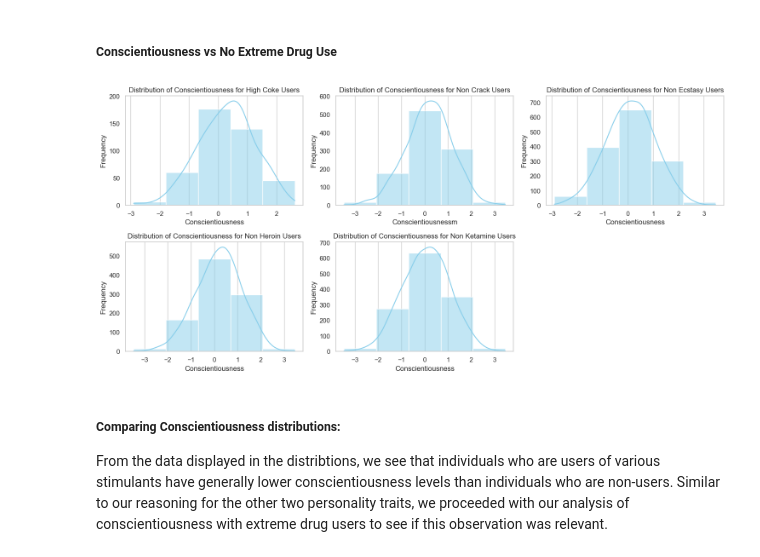
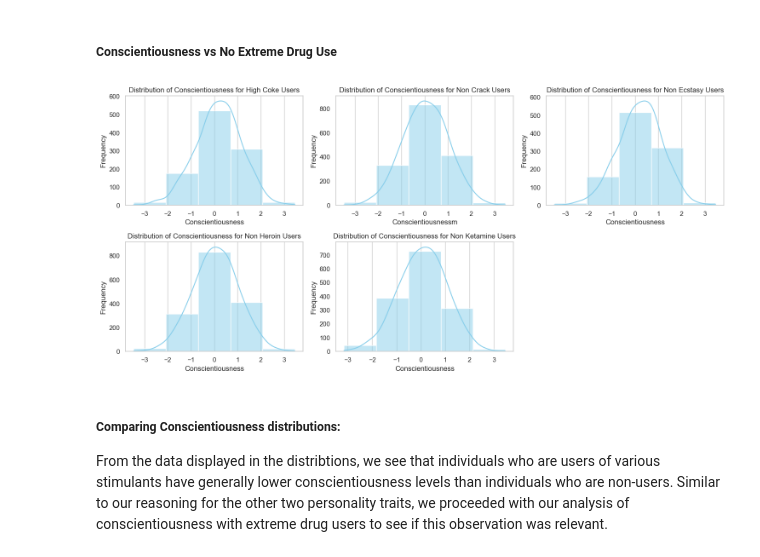
Before and after one commit to anna-nelson/Final-Project-INFO2950, a Jupyter notebook: Phase5.ipynb, the cells around one changed output. Cells and saved outputs as stored; diff of their text form; code cells hidden in the pictures.

```diff
--- a/Phase5.ipynb
+++ b/Phase5.ipynb
@@ -404,7 +408,7 @@ data_combined = pd.read_csv("numerical_targets.csv")
 #coke
 non_coke_users = data_combined[data_combined['coke'].isin([0])]
 plt.subplot(3, 3, 1)
-sns.histplot(non_nicotine_users['conscientiousness'], bins=5, kde=True,
+sns.histplot(non_coke_users['conscientiousness'], bins=5, kde=True,
              color='skyblue')
 plt.title("Distribution of Conscientiousness for High Coke Users")
 plt.xlabel("Conscientiousness")
@@ -414,7 +418,7 @@ plt.grid(axis='y')
 #crack
 non_crack_users = data_combined[data_combined['crack'].isin([0])]
 plt.subplot(3, 3, 2)
-sns.histplot(non_cocaine_users['conscientiousness'], bins=5, kde=True,
+sns.histplot(non_crack_users['conscientiousness'], bins=5, kde=True,
              color='skyblue')
 plt.title("Distribution of Conscientiousness for Non Crack Users")
 plt.xlabel("Conscientiousnessm")
@@ -424,37 +428,37 @@ plt.grid(axis='y')
 #ecstasy
 non_ecstasy_users = data_combined[data_combined['ecstasy'].isin([0])]
 plt.subplot(3, 3, 3)
-sns.histplot(non_methamphetime_users['conscientiousness'], bins=5,
+sns.histplot(non_ecstasy_users['conscientiousness'], bins=5,
              kde=True, color='skyblue')
 plt.title("Distribution of Conscientiousness for Non Ecstasy Users")
 plt.xlabel("Conscientiousness")
 plt.ylabel("Frequency")
 plt.grid(axis='y')
 
 #heroin
 non_heroin_users = data_combined[data_combined['heroin'].isin([0])]
 plt.subplot(3, 3, 4)
-sns.histplot(non_amphetimine_users['conscientiousness'], bins=5, kde=True,
+sns.histplot(non_heroin_users['conscientiousness'], bins=5, kde=True,
              color='skyblue')
 plt.title("Distribution of Conscientiousness for Non Heroin Users")
 plt.xlabel("Conscientiousness")
 plt.ylabel("Frequency")
 plt.grid(axis='y')
 
 #ketamine
 non_ketamine_users = data_combined[data_combined['ketamine'].isin([0])]
 plt.subplot(3, 3, 5)
-sns.histplot(non_amyl_users['conscientiousness'], bins=5, kde=True,
+sns.histplot(non_ketamine_users['conscientiousness'], bins=5, kde=True,
              color='skyblue')
 plt.title("Distribution of Conscientiousness for Non Ketamine Users")
 plt.xlabel("Conscientiousness")
 plt.ylabel("Frequency")
 plt.grid(axis='y')
 
 plt.tight_layout()
 plt.show()
 # %% [output]
-[figure, old version]
+[figure, new version]
 # %% [markdown]
 ##### Comparing Conscientiousness distributions:
 
```
Also changed, not shown: parts of 27 cells of this notebook.
